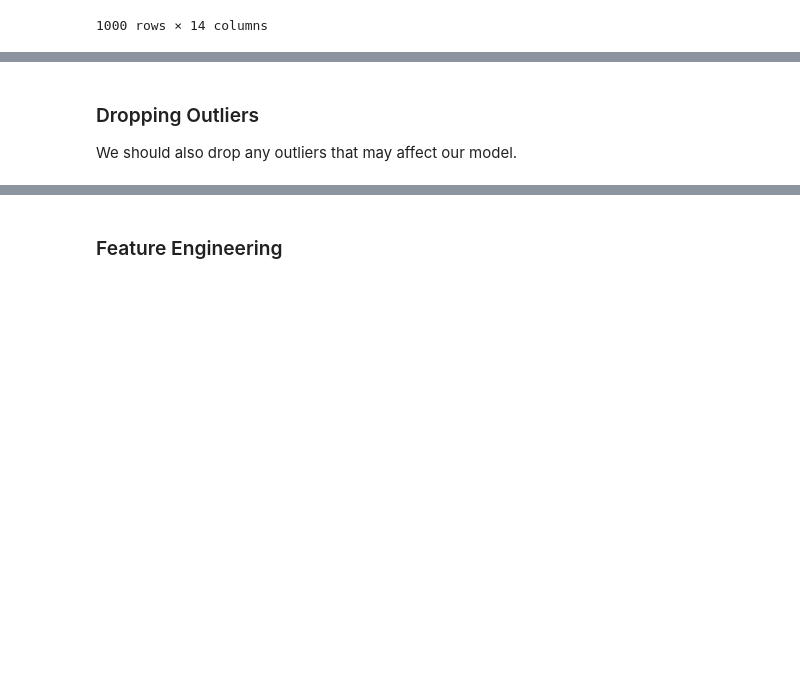
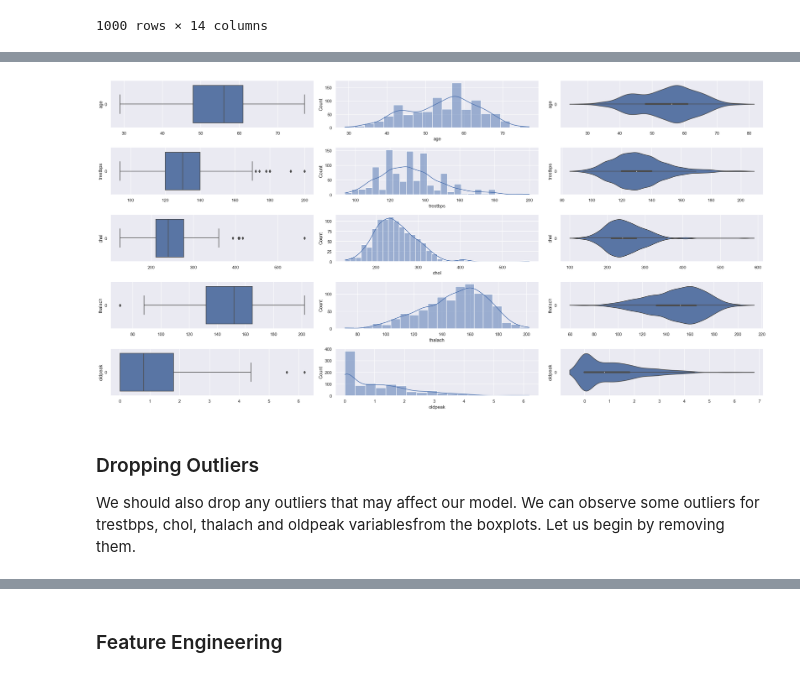
Before and after one commit to brandonleehs/SC1015-proj, a Jupyter notebook: SC1015 Mini-Project.ipynb, the cells around one changed output, grey strips where cells are left out. Drawn from its saved outputs; the diff is of its cells as text; code cells hidden in the pictures; blank space fills up the shorter version.

Commit message:
Add skew checking and visualisation for data cleaning

```diff
--- a/SC1015 Mini-Project.ipynb
+++ b/SC1015 Mini-Project.ipynb
@@ -190,4 +192,31 @@ CVD present: 508
+# %%
+# Make a list of numerical and categorical variables
+cat_var = ["sex", "cp", "fbs", "restecg", "exang", "slope", "ca", "thal", "target"]
+num_var = [var for var in clean_data.columns if var not in cat_var]
+
+# Make a function for visualising numerical variables
+def visualise(vars: list[str], kind: str): # kind is a string argument that accepts "num" or "cat" as a value
+    if kind == "num":
+        f, axes = plt.subplots(len(vars), 3, figsize = (24, 12))
+        for i, v in enumerate(vars):
+            sb.boxplot(data = clean_data[v], orient = 'h', ax = axes[i, 0]).set(ylabel = v)
+            sb.histplot(data = clean_data[v], ax = axes[i, 1], kde = True)
+            sb.violinplot(data = clean_data[v], orient = "h", ax = axes[i, 2]).set(ylabel = v)
+        f.tight_layout() # formatting
+    elif kind == "cat":
+        f, axes = plt.subplots(len(vars), figsize = (24, 12))
+        for i, v in enumerate(vars):
+            # we sort the classes for each categorical variable by their counts
+            sb.countplot(data = clean_data, x = v, orient = "h", ax = axes[i], order = clean_data[v].value_counts().index)
+        f.tight_layout() # formatting
+    else:
+        raise Exception("Only 'num' or 'cat' values are accepted for the kind argument")
+# %%
+# Visualise the numerical variables
+visualise(num_var, "num")
+# %% [output]
+[figure, added]
 # %% [markdown]
 ### Dropping Outliers
 
-We should also drop any outliers that may affect our model.
+We should also drop any outliers that may affect our model. We can observe some outliers for trestbps, chol, thalach and oldpeak variablesfrom the boxplots. Let us begin by removing them.
```
Also changed, not shown: parts of 15 cells of this notebook.
